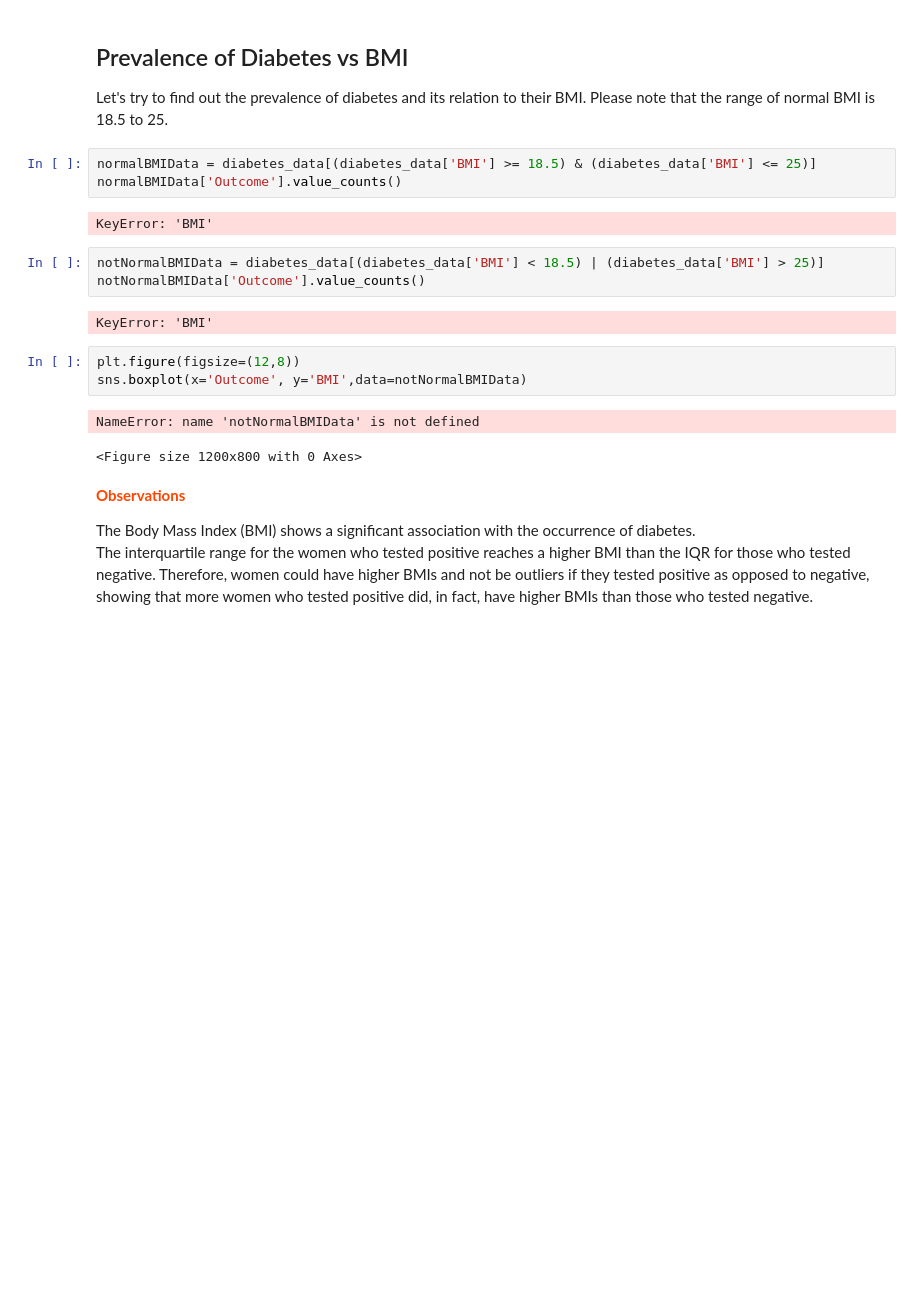
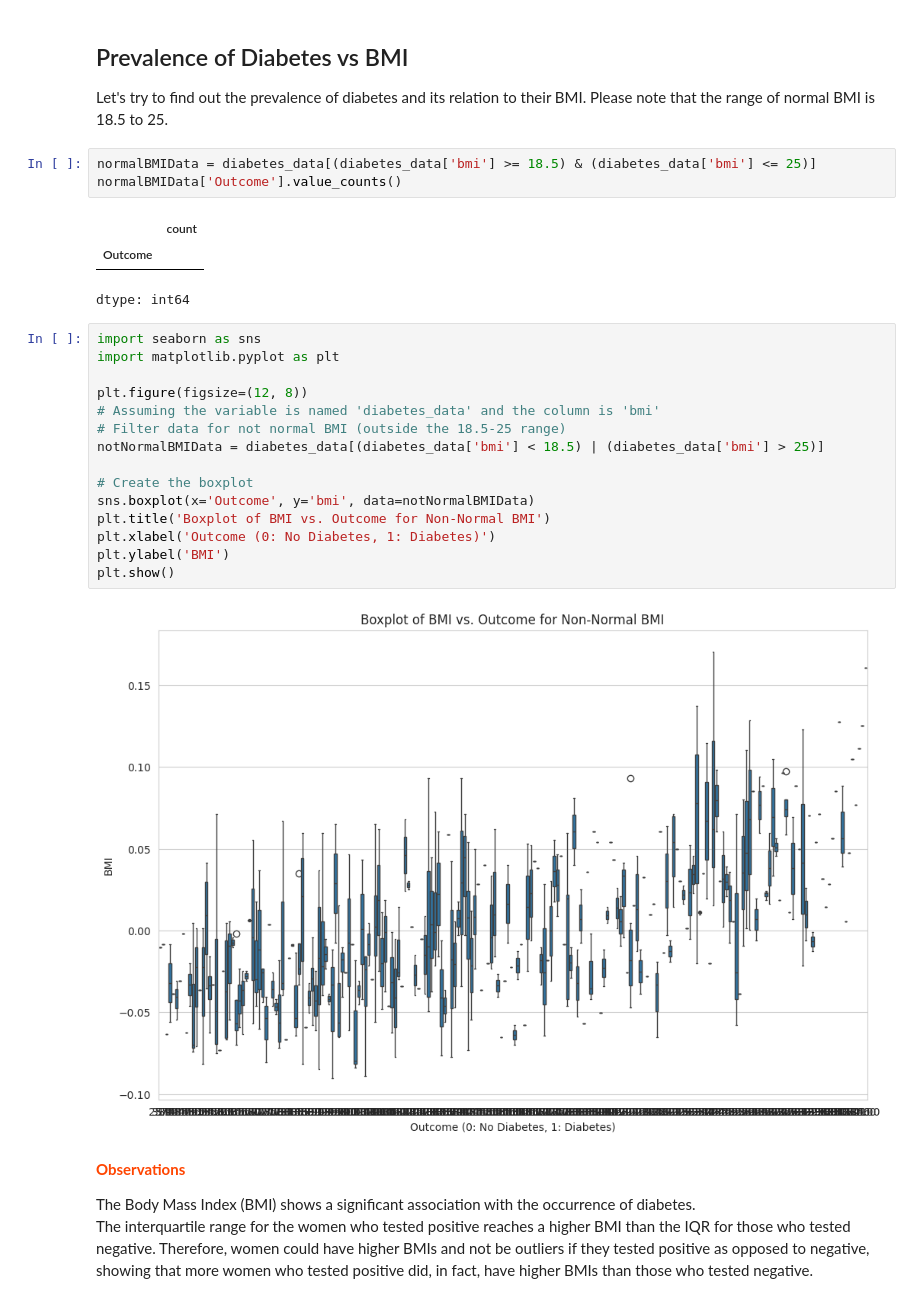
Before and after one commit to veeralakshmi-coder/FMML-2024, a Jupyter notebook: Copy_of_Mod3_project.ipynb, the cells around one changed output. Drawn from its saved outputs; the diff is of its cells as text; blank space fills up the shorter version.

```diff
--- a/Copy_of_Mod3_project.ipynb
+++ b/Copy_of_Mod3_project.ipynb
@@ -303,21 +303,29 @@ The average number of pregnancies is higher in diabetic as compared to non-diabe
 
 Let's try to find out the prevalence of diabetes and its relation to their BMI. Please note that the range of normal BMI is 18.5 to 25.
 # %%
-normalBMIData = diabetes_data[(diabetes_data['BMI'] >= 18.5) & (diabetes_data['BMI'] <= 25)]
+normalBMIData = diabetes_data[(diabetes_data['bmi'] >= 18.5) & (diabetes_data['bmi'] <= 25)]
 normalBMIData['Outcome'].value_counts()
 # %% [output]
+|  | count |
+| Outcome |  |
-KeyError: 'BMI'
+dtype: int64
-# %%
-notNormalBMIData = diabetes_data[(diabetes_data['BMI'] < 18.5) | (diabetes_data['BMI'] > 25)]
-notNormalBMIData['Outcome'].value_counts()
-# %% [output]
-KeyError: 'BMI'
-# %%
-plt.figure(figsize=(12,8))
-sns.boxplot(x='Outcome', y='BMI',data=notNormalBMIData)
-# %% [output]
-NameError: name 'notNormalBMIData' is not defined
-<Figure size 1200x800 with 0 Axes>
+# %%
+import seaborn as sns
+import matplotlib.pyplot as plt
+
+plt.figure(figsize=(12, 8))
+# Assuming the variable is named 'diabetes_data' and the column is 'bmi'
+# Filter data for not normal BMI (outside the 18.5-25 range)
+notNormalBMIData = diabetes_data[(diabetes_data['bmi'] < 18.5) | (diabetes_data['bmi'] > 25)]
+
+# Create the boxplot
+sns.boxplot(x='Outcome', y='bmi', data=notNormalBMIData)
+plt.title('Boxplot of BMI vs. Outcome for Non-Normal BMI')
+plt.xlabel('Outcome (0: No Diabetes, 1: Diabetes)')
+plt.ylabel('BMI')
+plt.show()
+# %% [output]
+[figure, added]
 # %% [markdown]
 <p style="font-weight: bold;color:#FF4500"><b>Observations</b></p>
 
```
Also changed, not shown: parts of 11 cells of this notebook.
